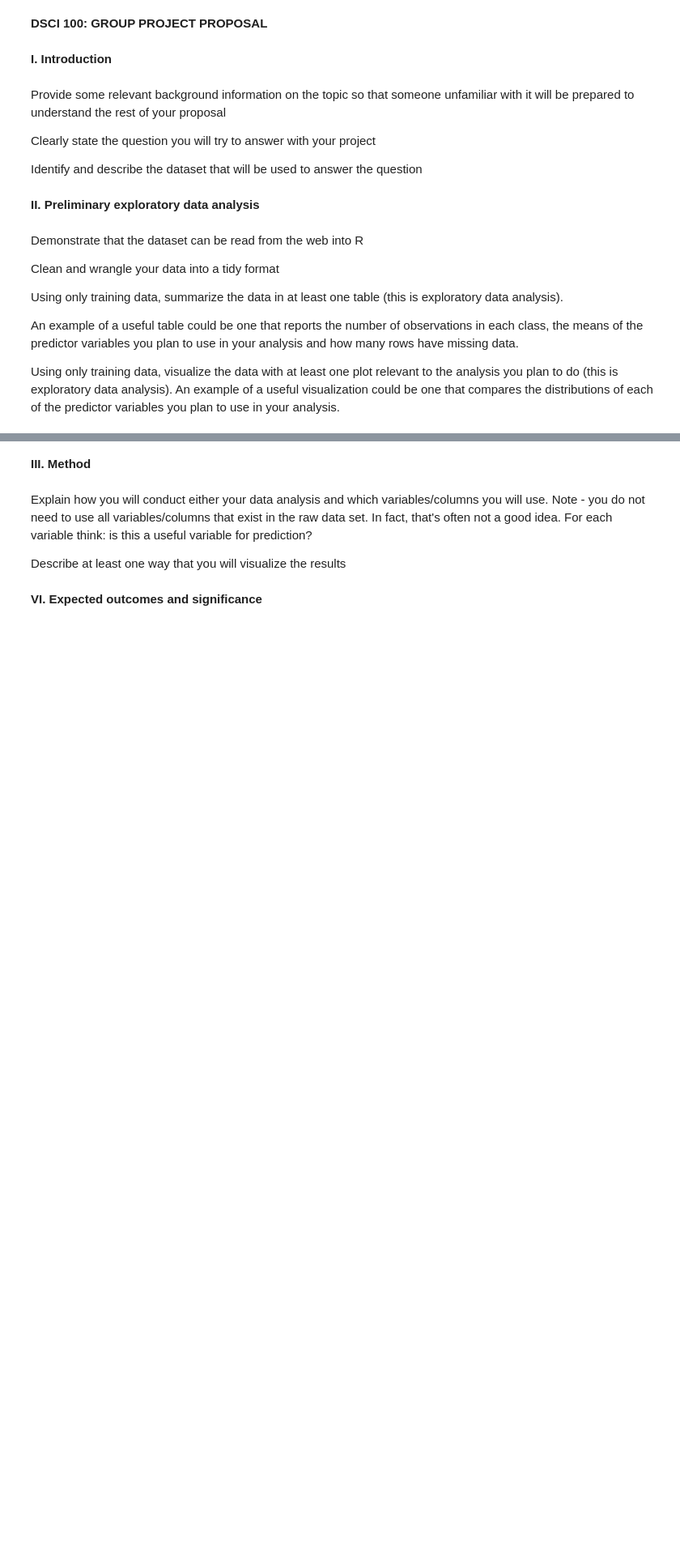
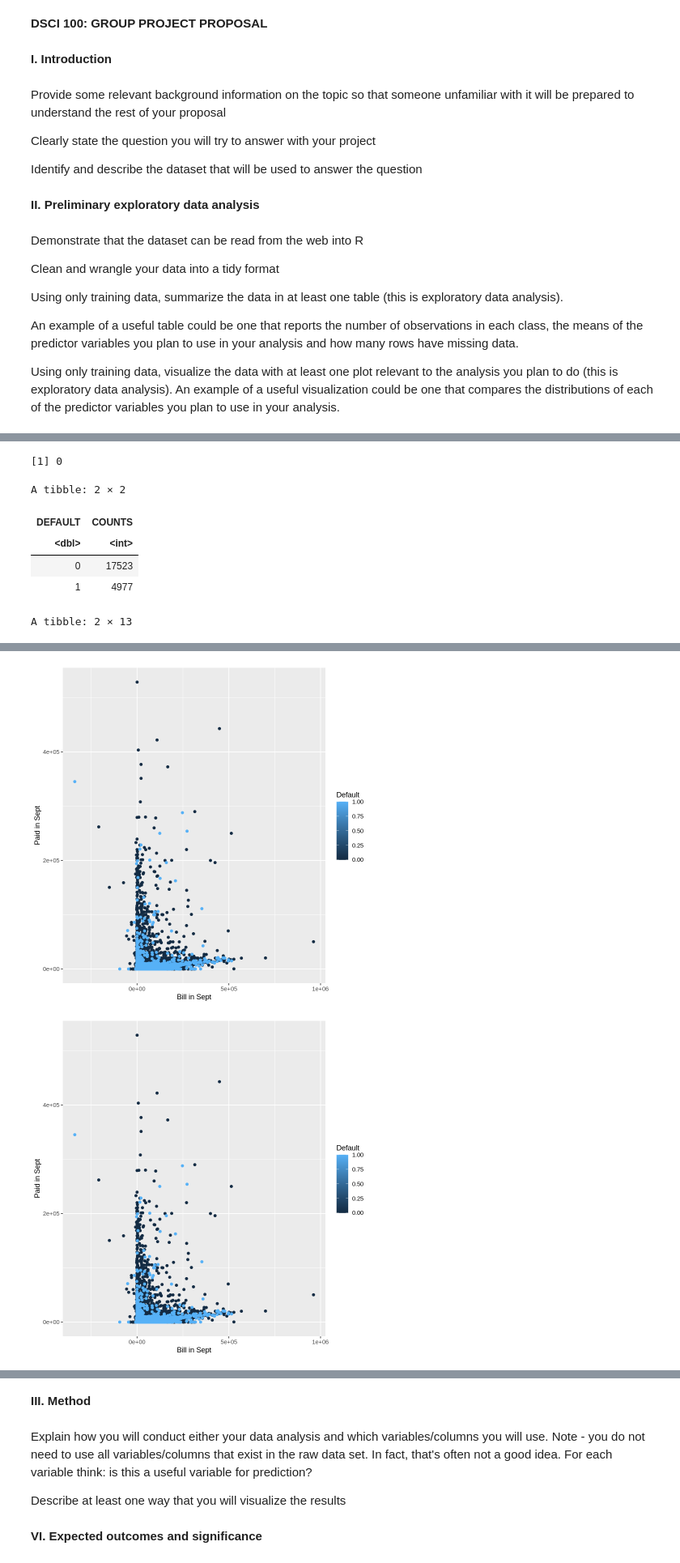
Before and after one commit to steph-feng/DSCI-100-Group-85-Project, a Jupyter notebook: Group Proposal.ipynb, the cells around one changed output, grey strips where cells are left out. Shown at 81% size. Saved outputs shown, nothing was run; the diff lists cells and outputs as text; code cells hidden in the pictures; blank space fills up the shorter version.

```diff
--- a/Group Proposal.ipynb
+++ b/Group Proposal.ipynb
@@ -91,0 +33,71 @@ A spec_tbl_df: 12330 × 18
+# %%
+#READ THE DATA
+
+credit_data<-read_csv('Dataset/default_of_credit_card_clients.csv', skip=2, col_names=c("ID","LIMIT_BAL","SEX","EDUCATION","MARRIAGE","AGE",
+"RE_SEP","RE_AUG","RE_JUL","RE_JUN","RE_MAY","RE_APR",
+"BILL_SEP","BILL_AUG","BILL_JUL","BILL_JUN","BILL_MAY","BILL_APR",
+"PAID_SEP","PAID_AUG","PAID_JUL","PAID_JUN","PAID_MAY","PAID_APR",
+"DEFAULT"))
+
+credit_data
+
+#SPLIT DATA INTO TRAINING AND TESTING
+
+credit_split <- initial_split(credit_data, prop = 0.75, strata = DEFAULT) #0.75 in training set
+credit_train <- training(credit_split)
+credit_test <- testing(credit_split)
+
+#REPORTING
+    #Number of NA values
+    sum(is.na(credit_train))
+
+    #Number of Defaults and Non Default
+    credit_default_summarize <- credit_train |>
+    group_by(DEFAULT) |>
+    summarize(COUNTS=n())
+    credit_default_summarize
+
+    #Mean of predictors
+    credit_mean_summarize <- credit_train |>
+    group_by(DEFAULT) |>
+    summarize(across(BILL_SEP:PAID_APR, mean))
+    credit_mean_summarize
+
+#VISUALIZATION
+
+first_plot <- credit_train |>
+ggplot(aes(x=BILL_APR,y=PAID_APR, color=DEFAULT))+
+geom_point()+
+labs(x='Bill in Sept', y='Paid in Sept', color='Default')
+first_plot
+
+second_plot <- credit_train |>
+ggplot(aes(x=BILL_APR,y=PAID_APR, color=DEFAULT))+
+geom_point()+
+labs(x='Bill in Sept', y='Paid in Sept', color='Default')
+second_plot
+
+third_plot <- credit_train |>
+ggplot(aes(x=BILL_MAY,y=PAID_MAY, color=DEFAULT))+
+geom_point()+
+labs(x='Bill in Sept', y='Paid in Sept', color='Default')
+third_plot
+
+fourth_plot <- credit_train |>
+ggplot(aes(x=BILL_JUN,y=PAID_JUN, color=DEFAULT))+
+geom_point()+
+labs(x='Bill in Sept', y='Paid in Sept', color='Default')
+fourth_plot
+
+fifth_plot <- credit_train |>
+ggplot(aes(x=BILL_JULY,y=PAID_JULY, color=DEFAULT))+
+geom_point()+
+labs(x='Bill in Sept', y='Paid in Sept', color='Default')
+first_plot
+
+sixth_plot <- credit_train |>
+ggplot(aes(x=BILL_AUG,y=PAID_AUG, color=DEFAULT))+
+geom_point()+
+labs(x='Bill in Sept', y='Paid in Sept', color='Default')
+sixth_plot
+# %% [output]
@@ -91,0 +121,7 @@ A spec_tbl_df: 12330 × 18
+[1] 0
+A tibble: 2 × 2
+| DEFAULT | COUNTS |
+| <dbl> | <int> |
+| 0 | 17523 |
+| 1 | 4977 |
+A tibble: 2 × 13
@@ -91,0 +132,2 @@ A spec_tbl_df: 12330 × 18
+[figure, added]
+[figure, added]
```
Also changed, not shown: parts of 5 cells of this notebook.
